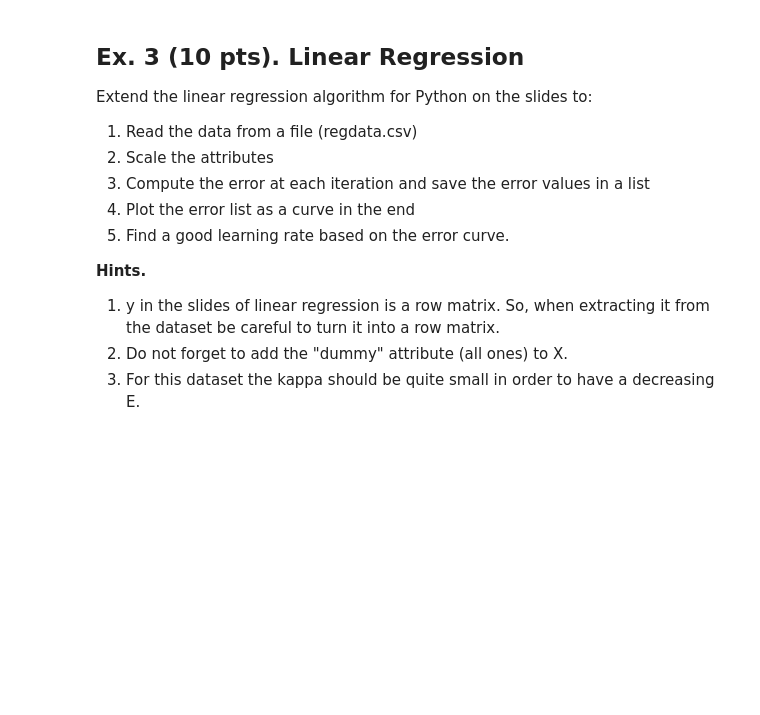
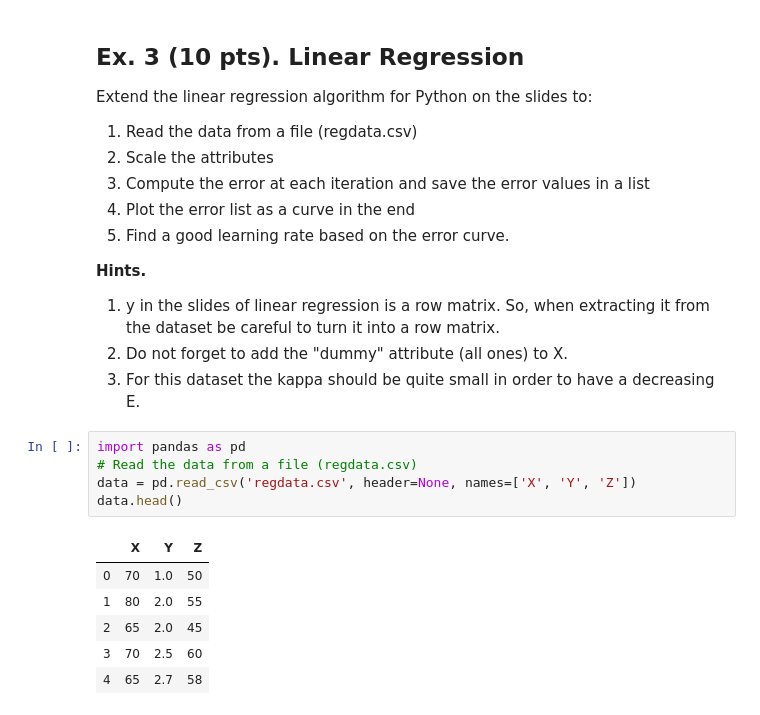
Before and after one commit to avesk/seng474, a Jupyter notebook: assignment2/assignment_2.ipynb, the cells around one changed output. Cells and saved outputs as stored; diff of their text form; blank space fills up the shorter version.

```diff
--- a/assignment2/assignment_2.ipynb
+++ b/assignment2/assignment_2.ipynb
@@ -360,3 +378,15 @@ Extend the linear regression algorithm for Python on the slides to:
 1. y in the slides of linear regression is a row matrix. So, when extracting it from the dataset be careful to turn it into a row matrix.
 2. Do not forget to add the "dummy" attribute (all ones) to X.
 3. For this dataset the kappa should be quite small in order to have a decreasing E.
+# %%
+import pandas as pd
+# Read the data from a file (regdata.csv)
+data = pd.read_csv('regdata.csv', header=None, names=['X', 'Y', 'Z'])
+data.head()
+# %% [output]
+|  | X | Y | Z |
+| 0 | 70 | 1.0 | 50 |
+| 1 | 80 | 2.0 | 55 |
+| 2 | 65 | 2.0 | 45 |
+| 3 | 70 | 2.5 | 60 |
+| 4 | 65 | 2.7 | 58 |
```
Also changed, not shown: parts of 4 cells of this notebook.
